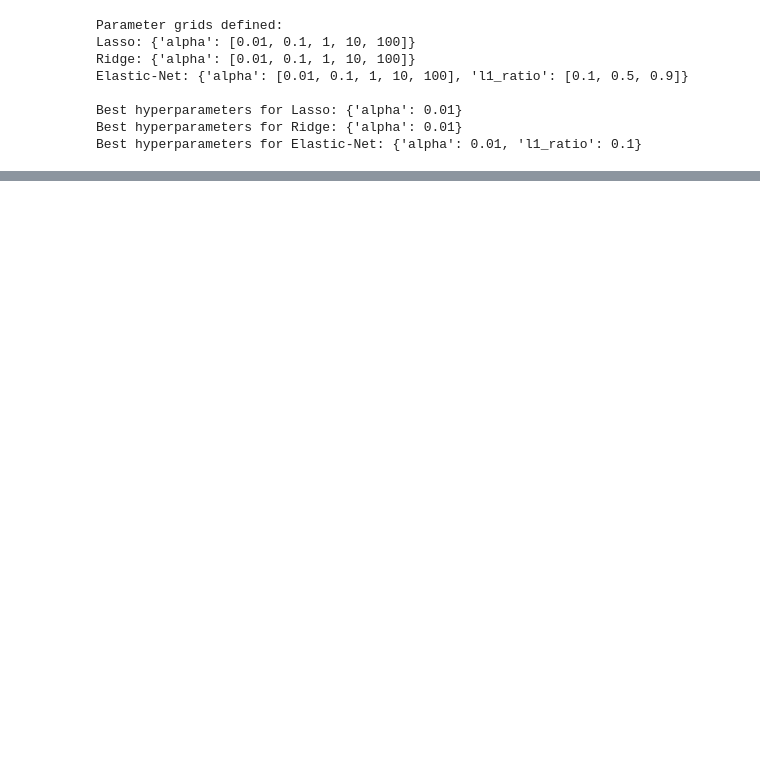
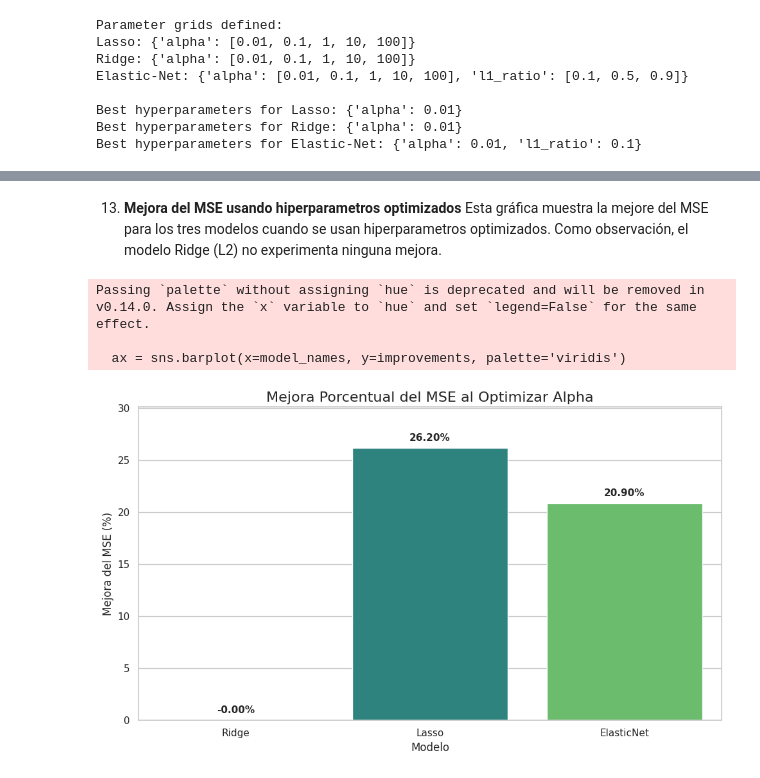
Before and after one commit to osrodgon/P5_G1_Task, a Jupyter notebook: L1-L2-Elastic-Net.ipynb, the cells around one changed output, grey strips where cells are left out. Cells and saved outputs as stored; diff of their text form; code cells hidden in the pictures; blank space fills up the shorter version.

Commit message:
Bar graph to compare MSE (fixed vs tuned)

```diff
--- a/L1-L2-Elastic-Net.ipynb
+++ b/L1-L2-Elastic-Net.ipynb
@@ -459,3 +480,50 @@ Model Performance on the Test Set (Tuned Models):
 Lasso Regression MSE: 0.7429
 Ridge Regression MSE: 0.5559
 Elastic-Net Regression MSE: 0.6978
+# %% [markdown]
+13. **Mejora del MSE usando hiperparametros optimizados** Esta gráfica muestra la mejore del MSE para los tres modelos cuando se usan hiperparametros optimizados. Como observación, el modelo Ridge (L2) no experimenta ninguna mejora.
+# %%
+import numpy as np
+import pandas as pd
+import matplotlib.pyplot as plt
+import seaborn as sns
+
+# --- 2. Cálculo de la Mejora Porcentual ---
+# Fórmula: ((Error_Inicial - Error_Final) / Error_Inicial) * 100
+improvement_ridge = ((mse_ridge - mse_ridge_tuned) / mse_ridge) * 100
+improvement_lasso = ((mse_lasso - mse_lasso_tuned) / mse_lasso) * 100
+improvement_elastic_net = ((mse_elastic_net - mse_elastic_net_tuned) / mse_elastic_net) * 100
+
+improvements = [improvement_ridge, improvement_lasso, improvement_elastic_net]
+model_names = ['Ridge', 'Lasso', 'ElasticNet']
+
+# --- 3. Creación del Gráfico de Barras ---
+sns.set_theme(style="whitegrid")
+plt.figure(figsize=(10, 6))
+
+# Usamos seaborn para un estilo más agradable
+ax = sns.barplot(x=model_names, y=improvements, palette='viridis')
+
+# Añadir etiquetas y título
+ax.set_xlabel("Modelo", fontsize=12)
+ax.set_ylabel("Mejora del MSE (%)", fontsize=12)
+ax.set_title("Mejora Porcentual del MSE al Optimizar Alpha", fontsize=16)
+
+# Añadir los valores porcentuales sobre cada barra
+for index, value in enumerate(improvements):
+    # Colocamos el texto ligeramente por encima de la barra
+    plt.text(x=index, y=value + 0.5, s=f'{value:.2f}%', ha='center', va='bottom', fontsize=11, weight='bold')
+
+# Añadir una línea en y=0 como referencia
+ax.axhline(0, color='grey', linewidth=0.8)
+
+# Ajustar los límites del eje Y para dar espacio a las etiquetas
+plt.ylim(0, max(improvements) * 1.15)
+
+plt.tight_layout()
+plt.show()
+# %% [output]
+Passing `palette` without assigning `hue` is deprecated and will be removed in v0.14.0. Assign the `x` variable to `hue` and set `legend=False` for the same effect.
+
+  ax = sns.barplot(x=model_names, y=improvements, palette='viridis')
+[figure, added]
```
Also changed, not shown: parts of 17 cells of this notebook.
